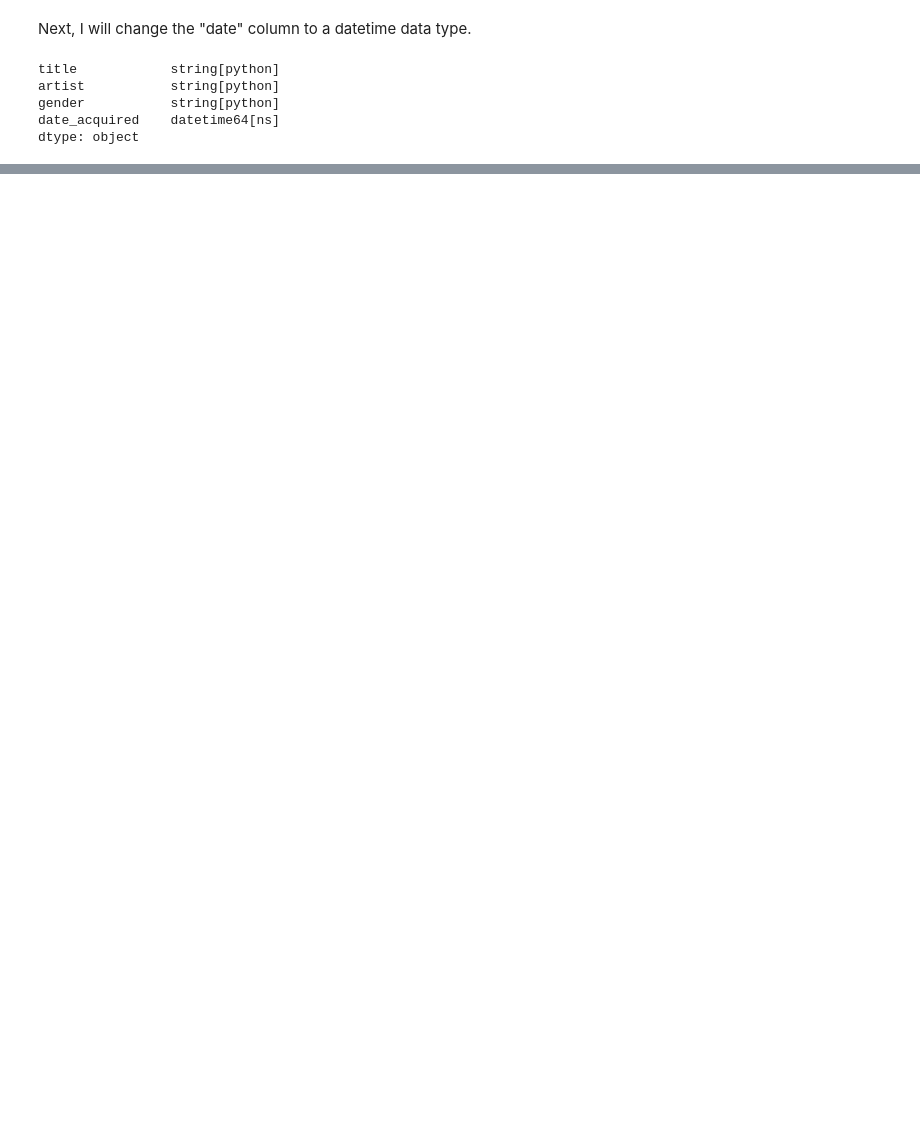
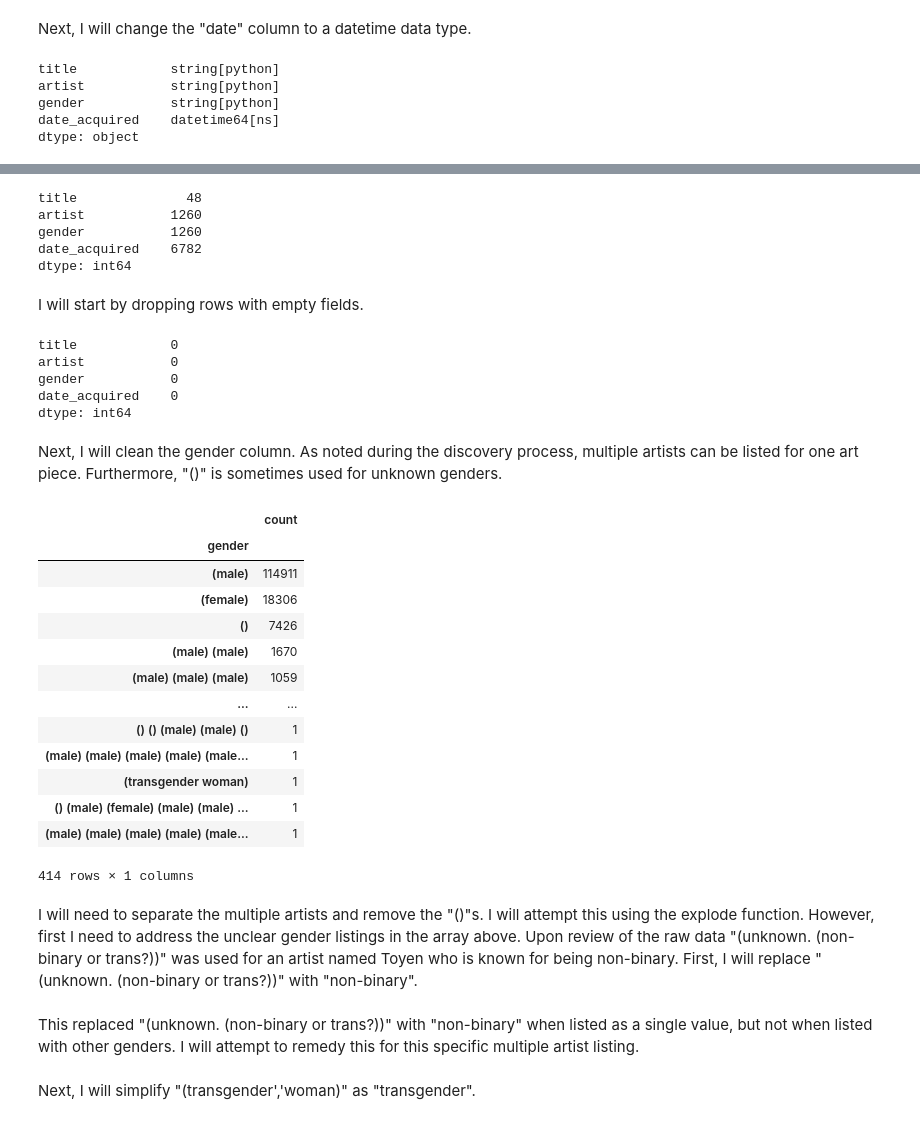
Before and after one commit to Marisa-Paolucci/MoMA-project, a Jupyter notebook: src/02_clean_moma.ipynb, the cells around one changed output, grey strips where cells are left out. Cells and saved outputs as stored; diff of their text form; code cells hidden in the pictures; blank space fills up the shorter version.

Commit message:
updated main readme and data readme, updated cleaning script

```diff
--- a/src/02_clean_moma.ipynb
+++ b/src/02_clean_moma.ipynb
@@ -64,0 +70,42 @@ dtype: object
+# %%
+df_moma.isnull().sum()
+# %% [output]
+title              48
+artist           1260
+gender           1260
+date_acquired    6782
+dtype: int64
+# %% [markdown]
+I will start by dropping rows with empty fields.
+# %%
+df_moma.dropna(inplace=True)
+# %%
+#Checking to see if rows with empty fields were dropped.
+df_moma.isnull().sum()
+# %% [output]
+title            0
+artist           0
+gender           0
+date_acquired    0
+dtype: int64
+# %% [markdown]
+Next, I will clean the gender column. As noted during the discovery process, multiple artists can be listed for one art piece. Furthermore, "()" is sometimes used for unknown genders.
+# %%
+df_moma['gender'].value_counts().to_frame()
+# %% [output]
+|  | count |
+| gender |  |
+| (male) | 114911 |
+| (female) | 18306 |
+| () | 7426 |
+| (male) (male) | 1670 |
+| (male) (male) (male) | 1059 |
+| ... | ... |
+| () () (male) (male) () | 1 |
+| (male) (male) (male) (male) (male... | 1 |
+| (transgender woman) | 1 |
+| () (male) (female) (male) (male) ... | 1 |
+| (male) (male) (male) (male) (male... | 1 |
+414 rows × 1 columns
+# %% [markdown]
+I will need to separate the multiple artists and remove the "()"s. I will attempt this using the explode function. However, first I need to address the unclear gender listings in the array above. Upon review of the raw data "(unknown. (non-binary or trans?))" was used for an artist named Toyen who is known for being non-binary. First, I will replace "(unknown. (non-binary or trans?))" with "non-binary".
@@ -64,0 +114,2 @@ dtype: object
+# %% [markdown]
+This replaced "(unknown. (non-binary or trans?))" with "non-binary" when listed as a single value, but not when listed with other genders. I will attempt to remedy this for this specific multiple artist listing.
@@ -64,0 +118,2 @@ dtype: object
+# %% [markdown]
+Next, I will simplify "(transgender','woman)" as "transgender".
```
Also changed, not shown: parts of 26 cells of this notebook, 2 other files.
